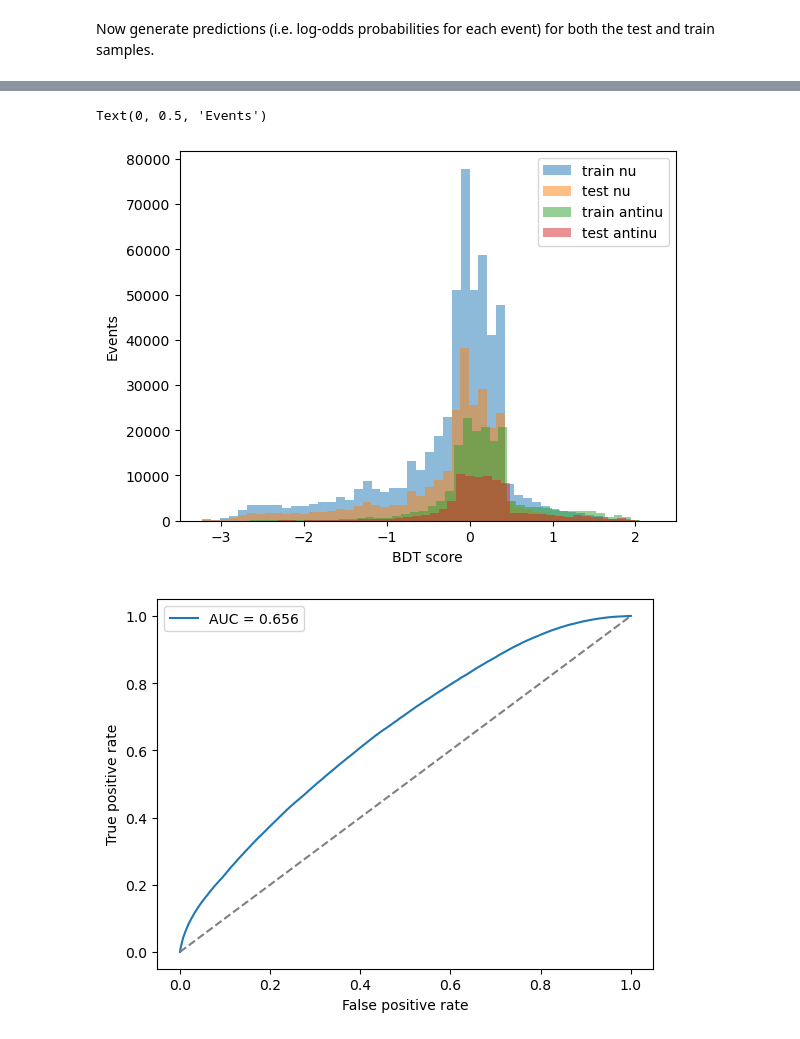
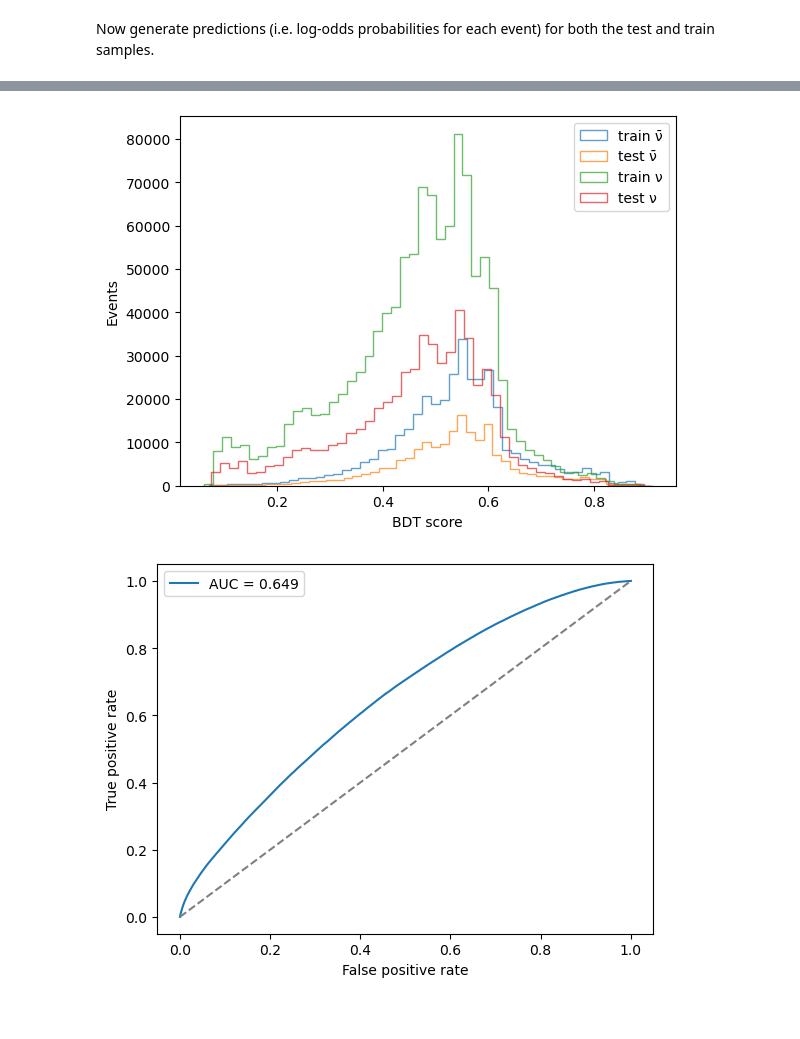
Before and after one commit to bristol-dune/atmospherics-tools, a Jupyter notebook: fast-osc-feedback/nu-nu_bar-BDT/nu-nubar-BDT.ipynb, the cells around one changed output, grey strips where cells are left out. Cells and saved outputs as stored; diff of their text form; code cells hidden in the pictures.

```diff
--- a/fast-osc-feedback/nu-nu_bar-BDT/nu-nubar-BDT.ipynb
+++ b/fast-osc-feedback/nu-nu_bar-BDT/nu-nubar-BDT.ipynb
@@ -66,6 +66,9 @@ data["inelasticity"] = np.select([data["PDG"].abs() == 14,data["PDG"].abs() == 1
 
 data = data.drop(columns=["inelasticity_e", "inelasticity_mu"])
 
+data= data[data["PDG"].abs() != 16]
+
+
 data
 # %% [output]
 |  | Enu_e_had | Enu_e_calo | Enu_mu_had | Enu_mu_range | PDG | reco_ok | n_reco_pfps | n_reco_tracks | ... |
@@ -101,10 +104,14 @@ tau_mask = data['PDG'].abs() == 16
 electron_data = data[electron_mask]
 muon_data = data[muon_mask]
 tau_data = data[tau_mask]
+data_pfp_1 = data[data["n_reco_pfps"] > 1]
+# data_E_10gev = data_pfp_1[data_pfp_1["E"] > 10]
 # %%
+data_type = data_pfp_1
+
 
 feature_columns = ['inelasticity', 'n_reco_pfps', 'n_reco_tracks', 'n_reco_showers', 'single_hits_energy', 'n_reco_muons_pions', 'n_reco_protons']
-data = data.dropna()
+data = data_type.dropna()
 
 # for col in [
 # 	"single_hits_energy",
@@ -116,11 +123,11 @@ data = data.dropna()
 # 	data[col] = np.log1p(data[col])
 
 
-X_data = muon_data[feature_columns].values
+X_data = data_type[feature_columns].values
 
 
-y_data = muon_data['label']
+y_data = data_type['label'].values
 
-muon_data[feature_columns]
+data_type[feature_columns]
 # %% [output]
 |  | inelasticity | n_reco_pfps | n_reco_tracks | n_reco_showers | single_hits_energy | n_reco_muons_pions | ... |
@@ -211,16 +218,19 @@ plt.legend()
 # %%
-plt.hist(clf.decision_function(X_train[y_train==0]), bins=50, alpha=0.5, label="train nu")
-plt.hist(clf.decision_function(X_test[y_test==0]), bins=50, alpha=0.5, label="test nu")
+score_train = clf.predict_proba(X_train)[:,1]
+score_test  = clf.predict_proba(X_test)[:,1]
 
-plt.hist(clf.decision_function(X_train[y_train==1]), bins=50, alpha=0.5, label="train antinu")
-plt.hist(clf.decision_function(X_test[y_test==1]), bins=50, alpha=0.5, label="test antinu")
+plt.hist(score_train[y_train==1], bins=50, alpha=0.7, label="train ν̄",histtype = 'step')
+plt.hist(score_test[y_test==1],  bins=50, alpha=0.7, label="test ν̄", histtype = 'step')
 
-plt.legend()
+plt.hist(score_train[y_train==0], bins=50, alpha=0.7, label="train ν", histtype = 'step')
+plt.hist(score_test[y_test==0],  bins=50, alpha=0.7, label="test ν", histtype = 'step')
+
 plt.xlabel("BDT score")
 plt.ylabel("Events")
+plt.legend()
+plt.show()
 # %% [output]
-Text(0, 0.5, 'Events')
-[figure, old version]
+[figure, new version]
 # %%
 from sklearn.metrics import roc_curve, auc
 
```
Also changed, not shown: parts of 17 cells of this notebook, 3 other files.
